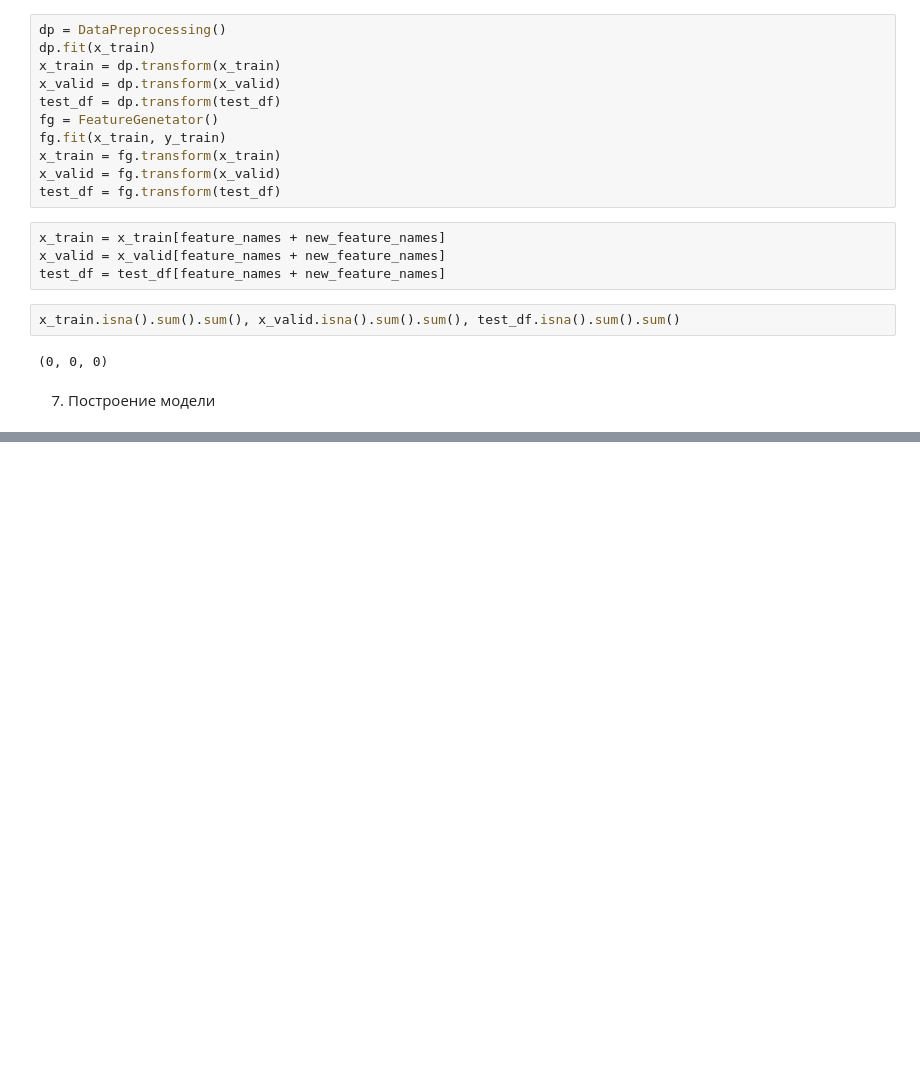
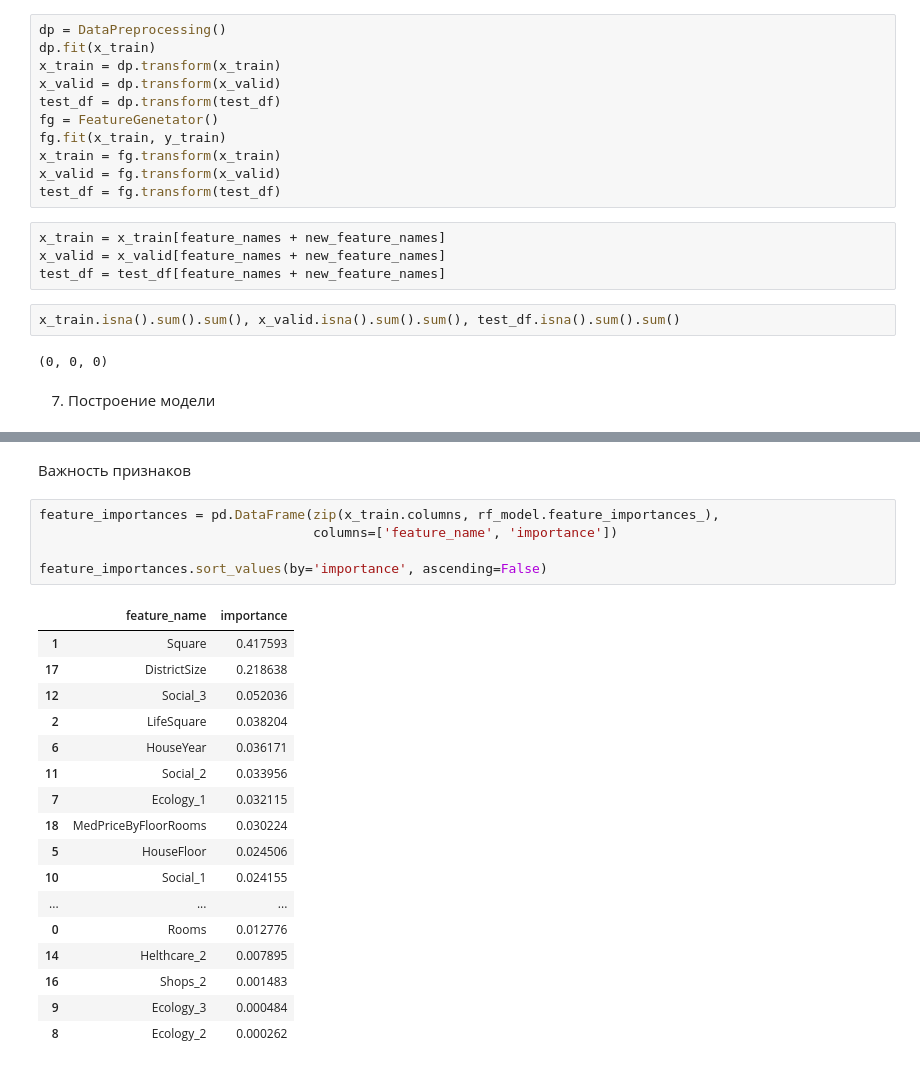
Before and after one commit to kyiashkoievgen/Data-Science, a Jupyter notebook: Kursovoi/Kursovoi.ipynb, the cells around one changed output, grey strips where cells are left out. Drawn from its saved outputs; the diff is of its cells as text; blank space fills up the shorter version.

```diff
--- a/Kursovoi/Kursovoi.ipynb
+++ b/Kursovoi/Kursovoi.ipynb
@@ -293,0 +364,25 @@ x_train.isna().sum().sum(), x_valid.isna().sum().sum(), test_df.isna().sum().sum
+# %% [markdown]
+Важность признаков
+# %%
+feature_importances = pd.DataFrame(zip(x_train.columns, rf_model.feature_importances_),
+                                   columns=['feature_name', 'importance'])
+
+feature_importances.sort_values(by='importance', ascending=False)
+# %% [output]
+|  | feature_name | importance |
+| 1 | Square | 0.417593 |
+| 17 | DistrictSize | 0.218638 |
+| 12 | Social_3 | 0.052036 |
+| 2 | LifeSquare | 0.038204 |
+| 6 | HouseYear | 0.036171 |
+| 11 | Social_2 | 0.033956 |
+| 7 | Ecology_1 | 0.032115 |
+| 18 | MedPriceByFloorRooms | 0.030224 |
+| 5 | HouseFloor | 0.024506 |
+| 10 | Social_1 | 0.024155 |
+| ... | ... | ... |
+| 0 | Rooms | 0.012776 |
+| 14 | Helthcare_2 | 0.007895 |
+| 16 | Shops_2 | 0.001483 |
+| 9 | Ecology_3 | 0.000484 |
+| 8 | Ecology_2 | 0.000262 |
```
Also changed, not shown: parts of 10 cells of this notebook.
